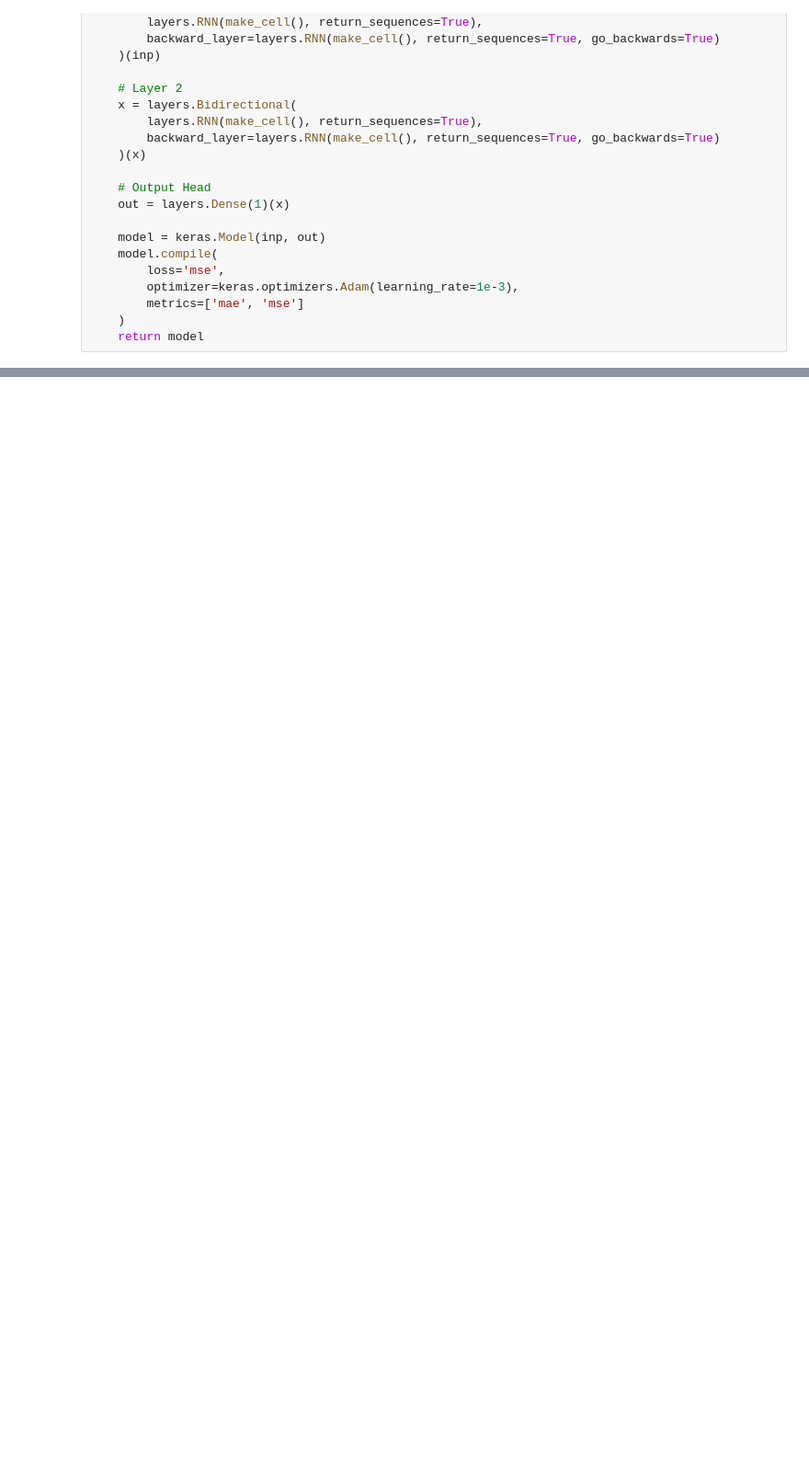
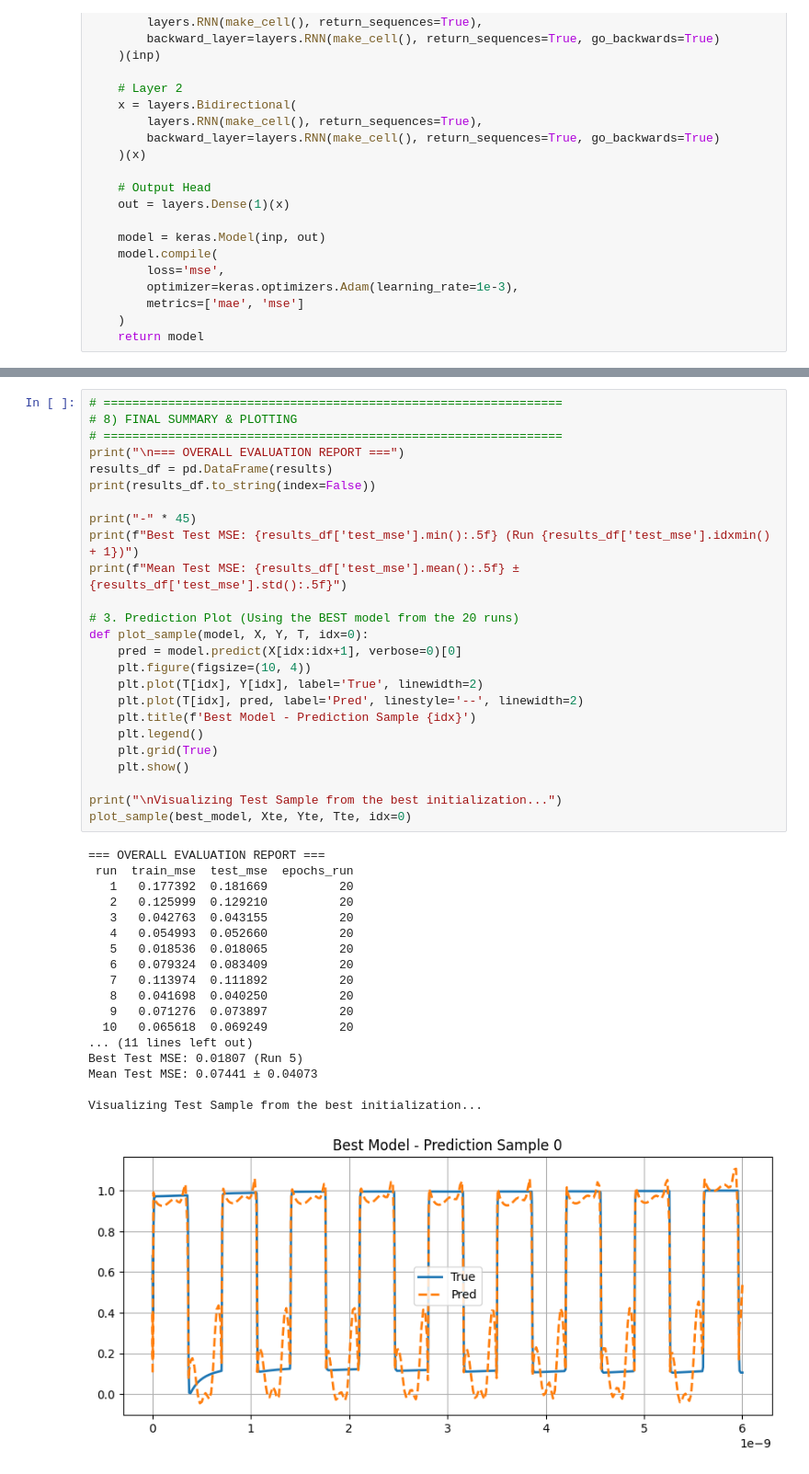
Before and after one commit to Obbohat/Kaggle, a Jupyter notebook: bi-gru-fig24-31-1.ipynb, the cells around one changed output, grey strips where cells are left out. Shown at 92% size. Drawn from its saved outputs; the diff is of its cells as text; blank space fills up the shorter version.

Commit message:
Kaggle Notebook | vanilla_init_test | Version 2

```diff
--- a/bi-gru-fig24-31-1.ipynb
+++ b/bi-gru-fig24-31-1.ipynb
@@ -636,3 +497,47 @@ def build_custom_bi_gru(seq_len, n_inputs, hidden_units=32):
+# %%
+# ================================================================
+# 8) FINAL SUMMARY & PLOTTING
+# ================================================================
+print("\n=== OVERALL EVALUATION REPORT ===")
+results_df = pd.DataFrame(results)
+print(results_df.to_string(index=False))
+
+print("-" * 45)
+print(f"Best Test MSE: {results_df['test_mse'].min():.5f} (Run {results_df['test_mse'].idxmin() + 1})")
+print(f"Mean Test MSE: {results_df['test_mse'].mean():.5f} ± {results_df['test_mse'].std():.5f}")
+
+# 3. Prediction Plot (Using the BEST model from the 20 runs)
+def plot_sample(model, X, Y, T, idx=0):
+    pred = model.predict(X[idx:idx+1], verbose=0)[0]
+    plt.figure(figsize=(10, 4))
+    plt.plot(T[idx], Y[idx], label='True', linewidth=2)
+    plt.plot(T[idx], pred, label='Pred', linestyle='--', linewidth=2)
+    plt.title(f'Best Model - Prediction Sample {idx}')
+    plt.legend()
+    plt.grid(True)
+    plt.show()
+
+print("\nVisualizing Test Sample from the best initialization...")
+plot_sample(best_model, Xte, Yte, Tte, idx=0)
+# %% [output]
+=== OVERALL EVALUATION REPORT ===
+ run  train_mse  test_mse  epochs_run
+   1   0.177392  0.181669          20
+   2   0.125999  0.129210          20
+   3   0.042763  0.043155          20
+   4   0.054993  0.052660          20
+   5   0.018536  0.018065          20
+   6   0.079324  0.083409          20
+   7   0.113974  0.111892          20
+   8   0.041698  0.040250          20
+   9   0.071276  0.073897          20
+  10   0.065618  0.069249          20
+... (11 lines left out)
+Best Test MSE: 0.01807 (Run 5)
+Mean Test MSE: 0.07441 ± 0.04073
+
+Visualizing Test Sample from the best initialization...
+[figure, added]
 # %%
 # 6)  MAIN EXECUTION
 # ================================================================
```
Also changed, not shown: parts of 11 cells of this notebook.
